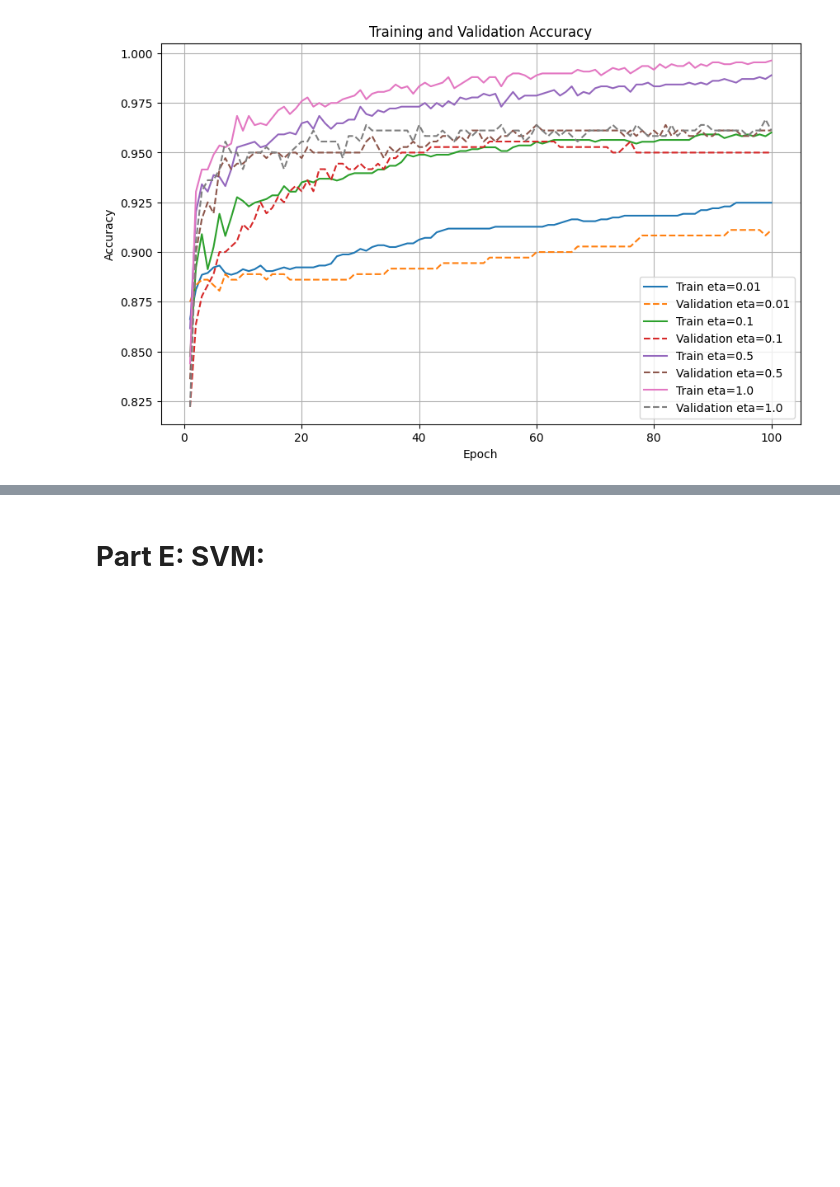
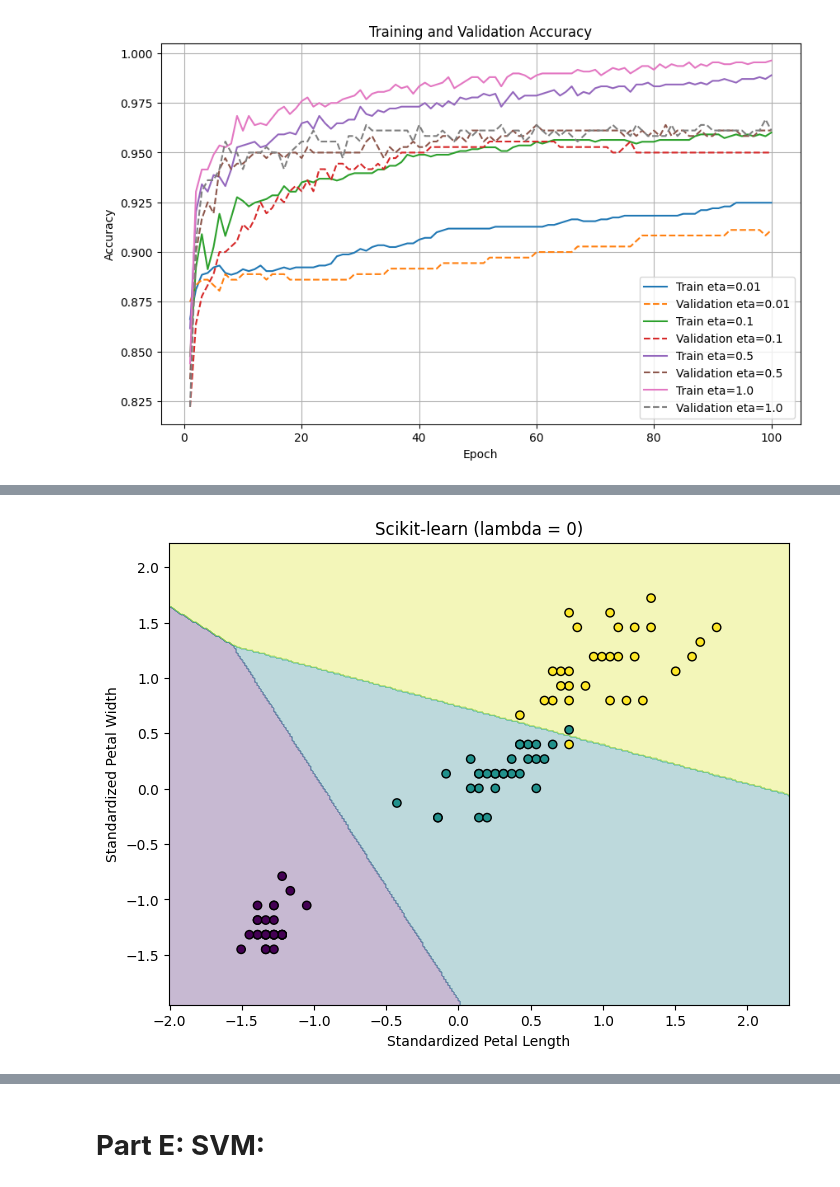
Before and after one commit to mohany606/Linear-Models-and-Support-Vector-Machines-from-Scratch, a Jupyter notebook: ML_Assigmment_2.ipynb, the cells around one changed output, grey strips where cells are left out. Cells and saved outputs as stored; diff of their text form; code cells hidden in the pictures; blank space fills up the shorter version.

```diff
--- a/ML_Assigmment_2.ipynb
+++ b/ML_Assigmment_2.ipynb
@@ -1178,0 +1831,20 @@ print(results_table)
+# %%
+#two Iris features: petal length and petal width.
+X_train_iris, X_val_iris, X_test_iris, y_train_iris, y_val_iris, y_test_iris = splits["Iris"]
+
+# prepare the data
+X_train_iris = X_train_iris[:, 2:4]
+X_val_iris = X_val_iris[:, 2:4]
+X_test_iris = X_test_iris[:, 2:4]
+print(X_train_iris.shape)
+iris_scaler = Standardizer()
+iris_scaler.fit(X_train_iris)
+X_train_iris = iris_scaler.transform(X_train_iris)
+X_val_iris = iris_scaler.transform(X_val_iris)
+X_test_iris = iris_scaler.transform(X_test_iris)
+X_train_iris_bias = add_bias(X_train_iris)
+X_val_iris_bias = add_bias(X_val_iris)
+X_test_iris_bias = add_bias(X_test_iris)
+print("Training:", X_train_iris_bias.shape)
+print("Validation:", X_val_iris_bias.shape)
+print("Testing:", X_test_iris_bias.shape)
@@ -1178,0 +1946,61 @@ print(results_table)
+# %%
+#skitlearn
+from sklearn.linear_model import LogisticRegression
+
+model_0 = LogisticRegression(
+    C=1e12,
+    max_iter=10000,
+    solver="lbfgs"
+)
+
+model_1 = LogisticRegression(
+    C=1/90,
+    max_iter=10000,
+    solver="lbfgs"
+)
+
+model_0.fit(X_train_iris, y_train_iris)
+model_1.fit(X_train_iris, y_train_iris)
+####################################################################plot
+def plot_sklearn_regions(X, y, model, title):
+
+    x_min, x_max = X[:, 0].min() - 0.5, X[:, 0].max() + 0.5
+    y_min, y_max = X[:, 1].min() - 0.5, X[:, 1].max() + 0.5
+
+    xx, yy = np.meshgrid(
+        np.linspace(x_min, x_max, 300),
+        np.linspace(y_min, y_max, 300)
+    )
+
+    grid = np.c_[xx.ravel(), yy.ravel()]
+
+    Z = model.predict(grid)
+    Z = Z.reshape(xx.shape)
+
+    plt.figure(figsize=(8, 6))
+
+    plt.contourf(xx, yy, Z, alpha=0.3, cmap="viridis")
+
+    plt.scatter(
+        X[:, 0], X[:, 1],
+        c=y,
+        edgecolors="black",
+        cmap="viridis"
+    )
+
+    plt.xlabel("Standardized Petal Length")
+    plt.ylabel("Standardized Petal Width")
+    plt.title(title)
+    plt.show()
+# Call the function
+plot_sklearn_regions(
+    X_train_iris, y_train_iris, model_0,
+    "Scikit-learn (lambda = 0)"
+)
+
+plot_sklearn_regions(
+    X_train_iris, y_train_iris, model_1,
+    "Scikit-learn (lambda = 1)"
+)
+# %% [output]
+[figure, added]
```
Also changed, not shown: parts of 47 cells of this notebook.
